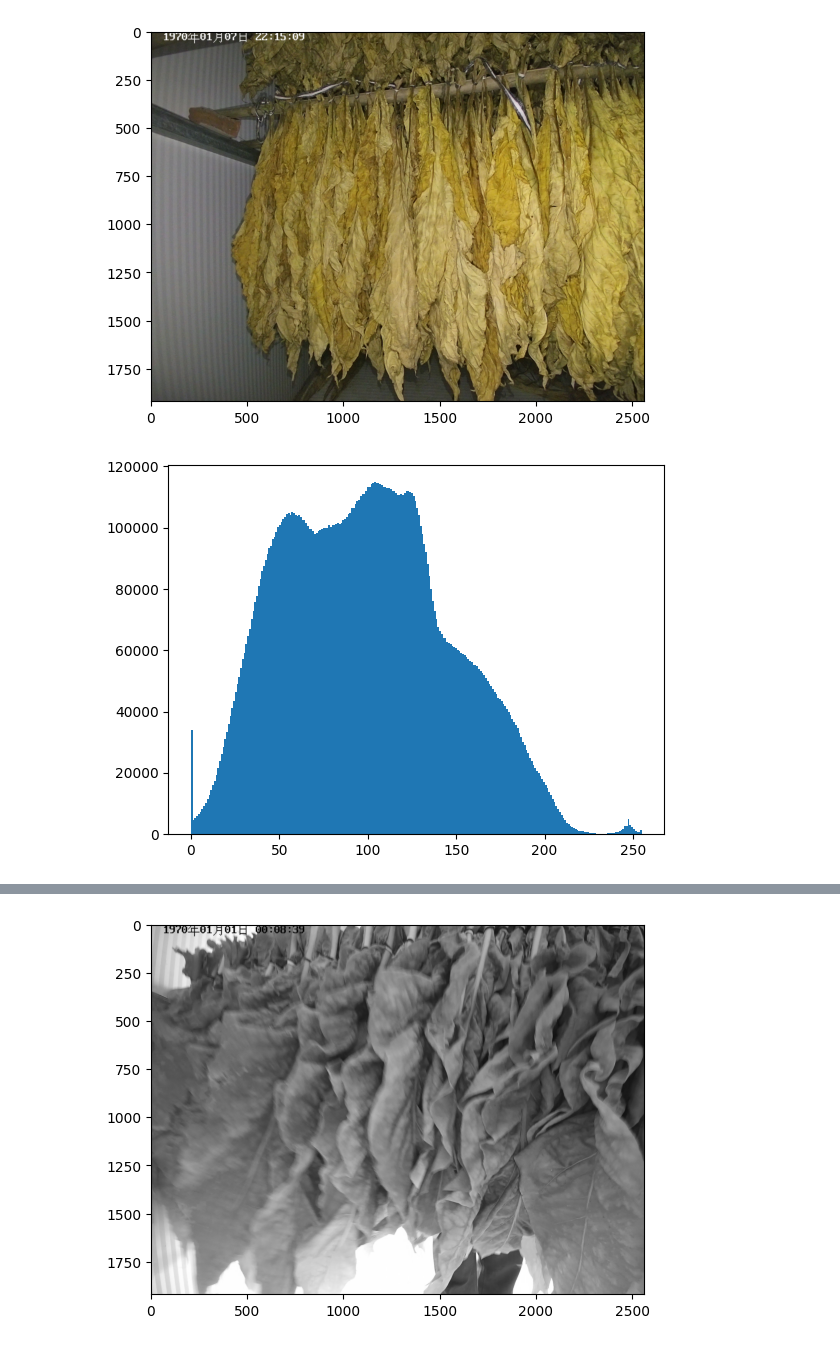
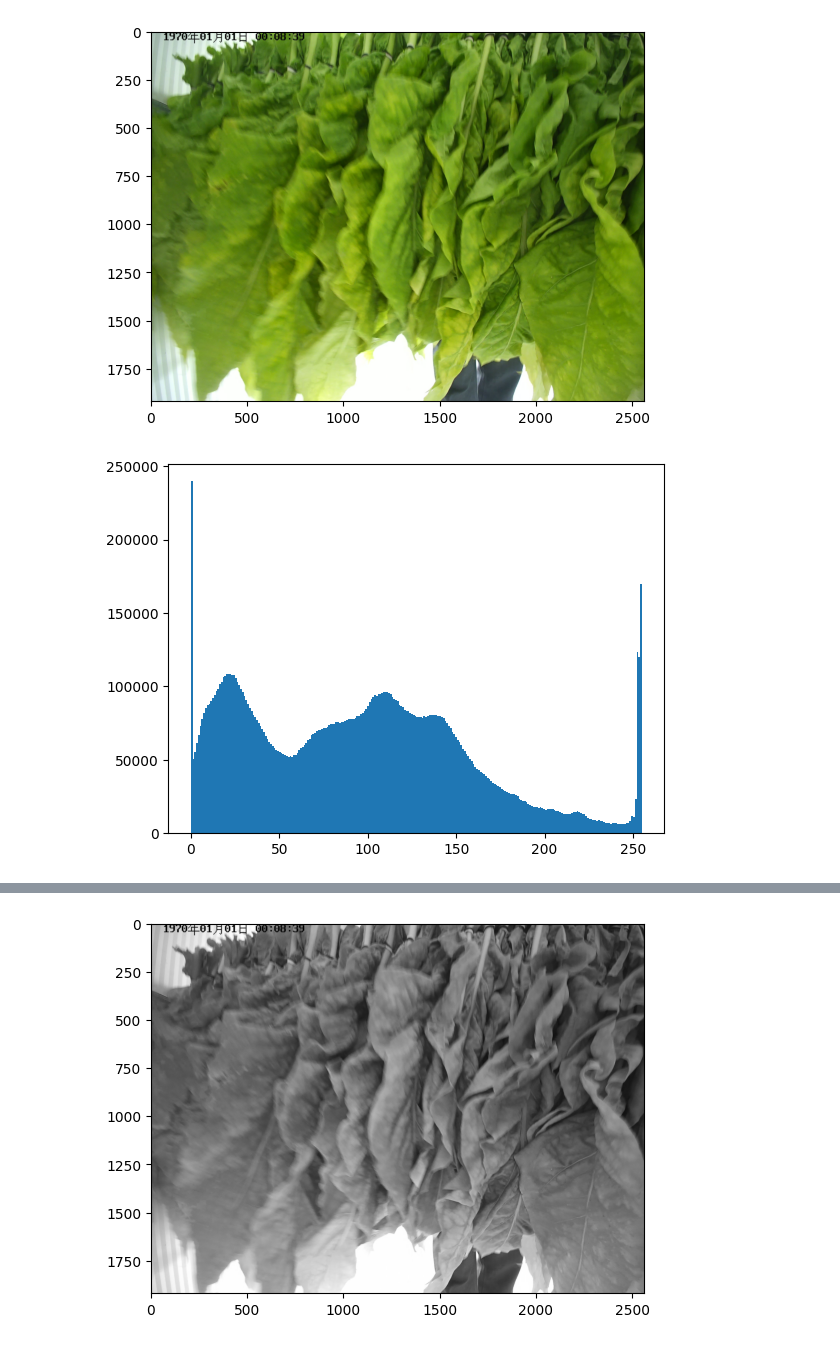
Before and after one commit to llj032002426/tobacco, a Jupyter notebook: 2.ipynb, the cells around one changed output, grey strips where cells are left out. Drawn from its saved outputs; the diff is of its cells as text; code cells hidden in the pictures.

```diff
--- a/2.ipynb
+++ b/2.ipynb
@@ -5,18 +4,18 @@ import torch
 # %%
 # filename = '/home/llj/code/test/data/20230611/000413_ch01.jpg'
-filename = '/home/llj/code/test/data/20230617/091608_ch01.jpg'
+filename = '/home/llj/code/test/data/20230610/110917_ch01.jpg'
 img = cv2.imread(filename, 1)
 img = cv2.cvtColor(img, cv2.COLOR_BGR2RGB)  # CV BGR转变RGB
 plt.imshow(img)
 plt.show()
 # %% [output]
-[figure, old version]
+[figure, new version]
 # %%
 hist = cv2.calcHist([img], [0], None, [256], [0, 256])
 plt.hist(img.ravel(),256)
 plt.show()
 # %% [output]
-[figure, old version]
+[figure, new version]
 # %%
 x = 500
 y = 500
```
Also changed, not shown: parts of 13 cells of this notebook, 12 other files.
